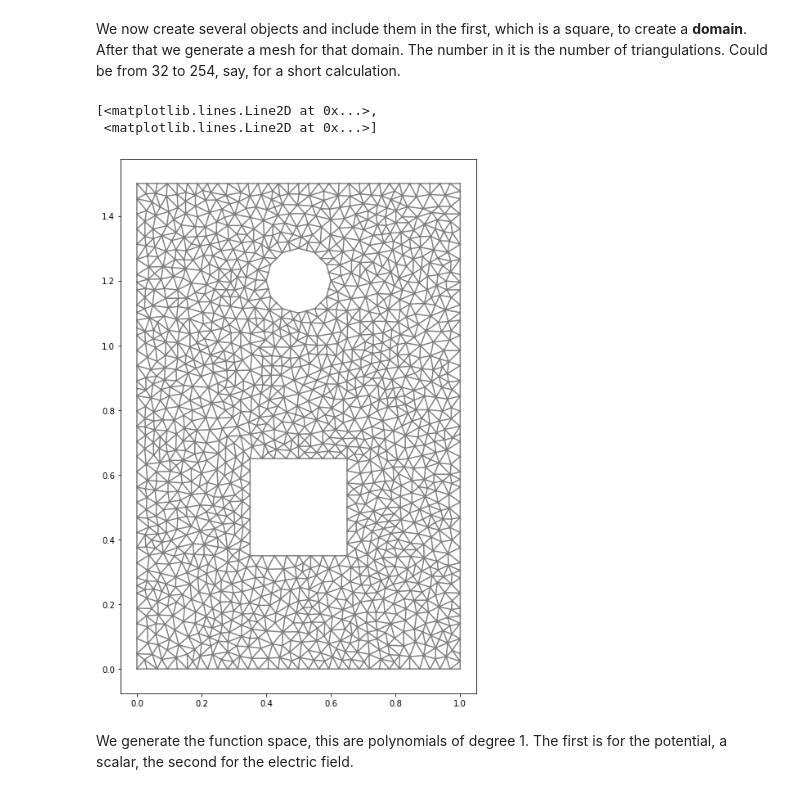
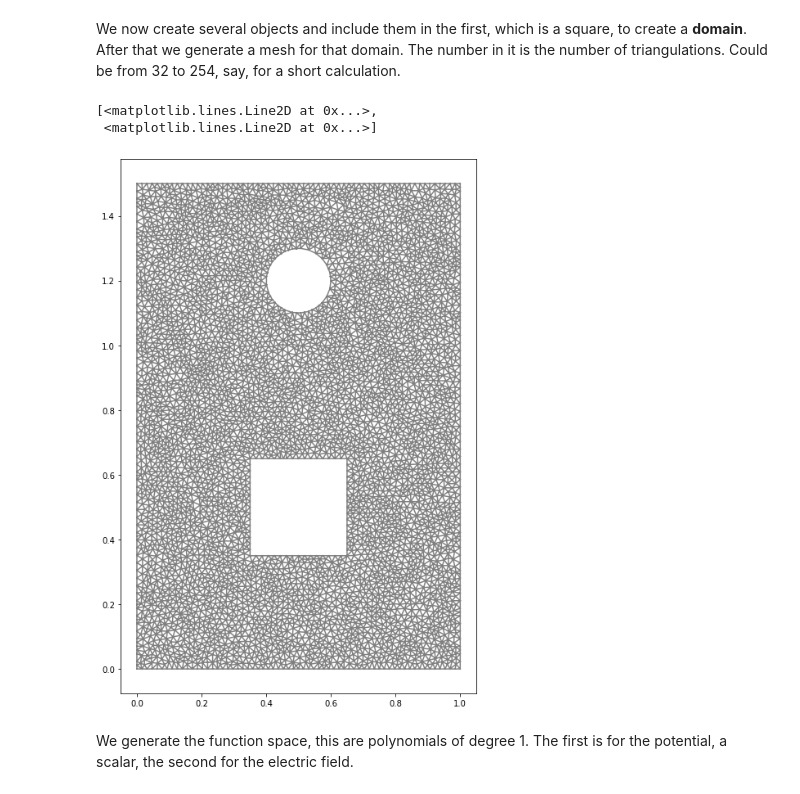
Before and after one commit to reula/Curso-Python, a Jupyter notebook: fenics-project/Capacity.ipynb, the cells around one changed output. Drawn from its saved outputs; the diff is of its cells as text; code cells hidden in the pictures.

```diff
--- a/fenics-project/Capacity.ipynb
+++ b/fenics-project/Capacity.ipynb
@@ -25,19 +25,19 @@ We now create several objects and include them in the first, which is a square,
 # %%
 # Create mesh and define function space
 
 rectangulo_mayor =  Rectangle(Point(0, 0), Point(1,1.5))
 circulo =  Circle(Point(0.5, 1.2), 0.1)
 cuadrado_interior = Rectangle(Point(0.35, 0.35), Point(0.65,0.65))
 #domain = square - cylinder
 dominio = rectangulo_mayor - cuadrado_interior - circulo
-mesh =  generate_mesh(dominio, 32)
+mesh =  generate_mesh(dominio, 64)
 mpl.figure(figsize=(9,12))
 
 plot(mesh)
 # %% [output]
 [<matplotlib.lines.Line2D at 0x...>,
  <matplotlib.lines.Line2D at 0x...>]
-[figure, old version]
+[figure, new version]
 # %% [markdown]
 We generate the function space, this are polynomials of degree 1. The first is for the potential, a scalar, the second for the electric field.
 # %%
```
Also changed, not shown: parts of 2 cells of this notebook, 2 other files.
